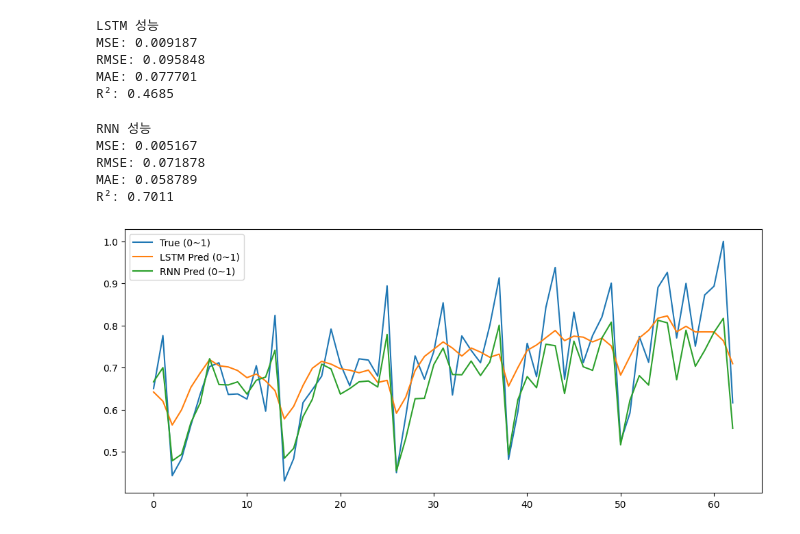
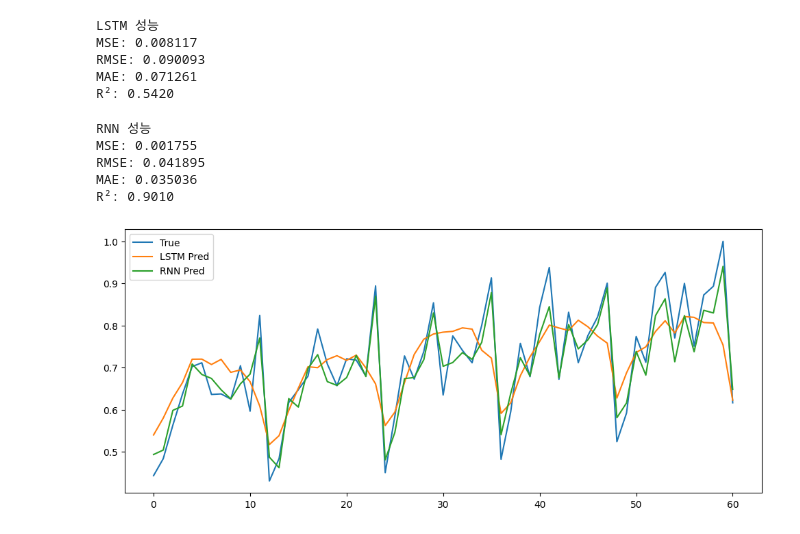
Before and after one commit to 3tjwls7/Machine-Learning-Programming, a Jupyter notebook: RNN_LSTM_Alcohol_Sales.ipynb, the cells around one changed output. Saved outputs shown, nothing was run; the diff lists cells and outputs as text; code cells hidden in the pictures.

```diff
--- a/RNN_LSTM_Alcohol_Sales.ipynb
+++ b/RNN_LSTM_Alcohol_Sales.ipynb
@@ -15,7 +15,7 @@ scaler = MinMaxScaler()
 data = scaler.fit_transform(data)
 # %%
 # 3. 시퀀스 생성
-window = 12
+window = 24
 X, y = [], []
 for i in range(len(data)-window):
     X.append(data[i:i+window])
@@ -33,5 +33,5 @@ lstm_model = tf.keras.Sequential([
     tf.keras.layers.Dense(1)
 ])
 lstm_model.compile(optimizer='adam', loss='mse')
-lstm_model.fit(X_train, y_train, epochs=50, batch_size=8, verbose=1)
+lstm_model.fit(X_train, y_train, epochs=100, batch_size=8, verbose=1)
 # %% [output]
@@ -66,5 +67,5 @@ rnn_model = tf.keras.Sequential([
     tf.keras.layers.Dense(1)
 ])
 rnn_model.compile(optimizer='adam', loss='mse')
-rnn_model.fit(X_train, y_train, epochs=50, batch_size=8, verbose=1)
+rnn_model.fit(X_train, y_train, epochs=100, batch_size=8, verbose=1)
 # %% [output]
@@ -105,10 +106,10 @@ print(f"MAE: {mae_lstm:.6f}")
 print(f"R²: {r2_lstm:.4f}")
 # %% [output]
 LSTM 성능
-MSE: 0.009187
-RMSE: 0.095848
-MAE: 0.077701
-R²: 0.4685
+MSE: 0.008117
+RMSE: 0.090093
+MAE: 0.071261
+R²: 0.5420
 # %%
 # RNN 성능
 mse_rnn = mean_squared_error(y_test, pred_rnn)
@@ -123,17 +124,17 @@ print(f"MAE: {mae_rnn:.6f}")
 print(f"R²: {r2_rnn:.4f}")
 # %% [output]
 RNN 성능
-MSE: 0.005167
-RMSE: 0.071878
-MAE: 0.058789
-R²: 0.7011
+MSE: 0.001755
+RMSE: 0.041895
+MAE: 0.035036
+R²: 0.9010
 # %%
 # === 시각화 ===
 plt.figure(figsize=(12,5))
 plt.plot(y_test, label='True')
 plt.plot(pred_lstm, label='LSTM Pred')
-plt.plot(pred_rnn, label='RNN Pred (0~1)')
+plt.plot(pred_rnn, label='RNN Pred')
 plt.legend()
 plt.show()
 # %% [output]
-[figure, old version]
+[figure, new version]
```
Also changed, not shown: parts of 4 cells of this notebook.
